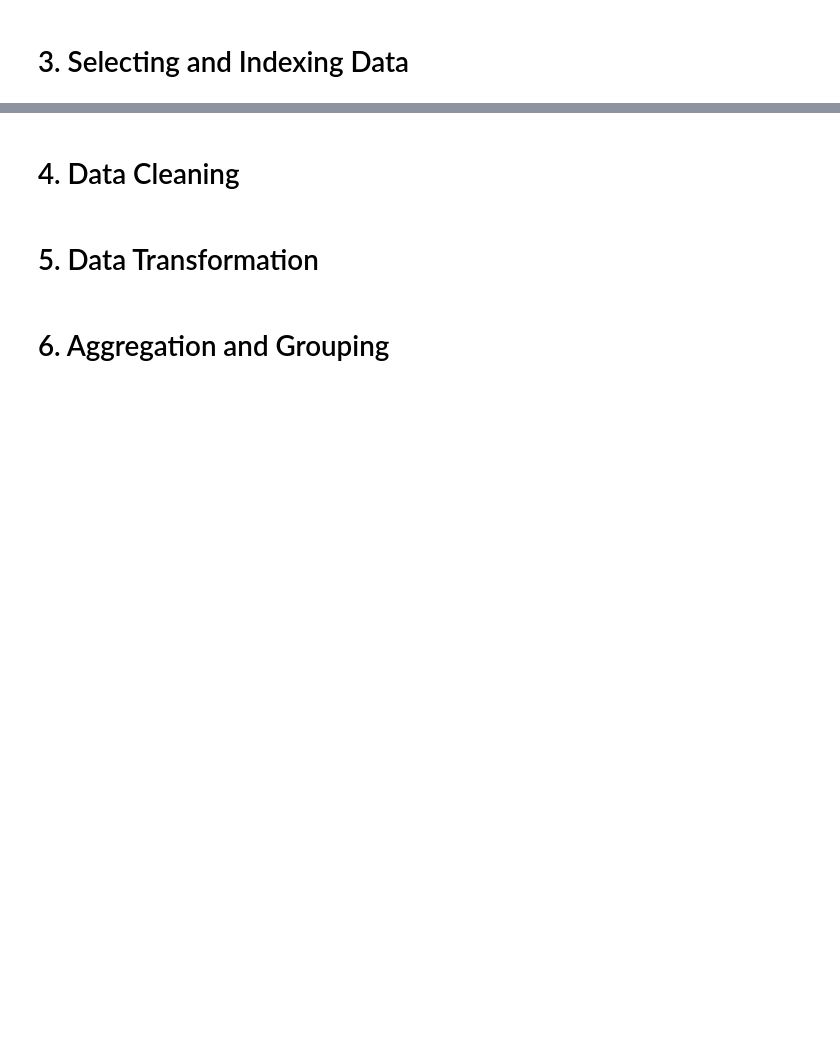
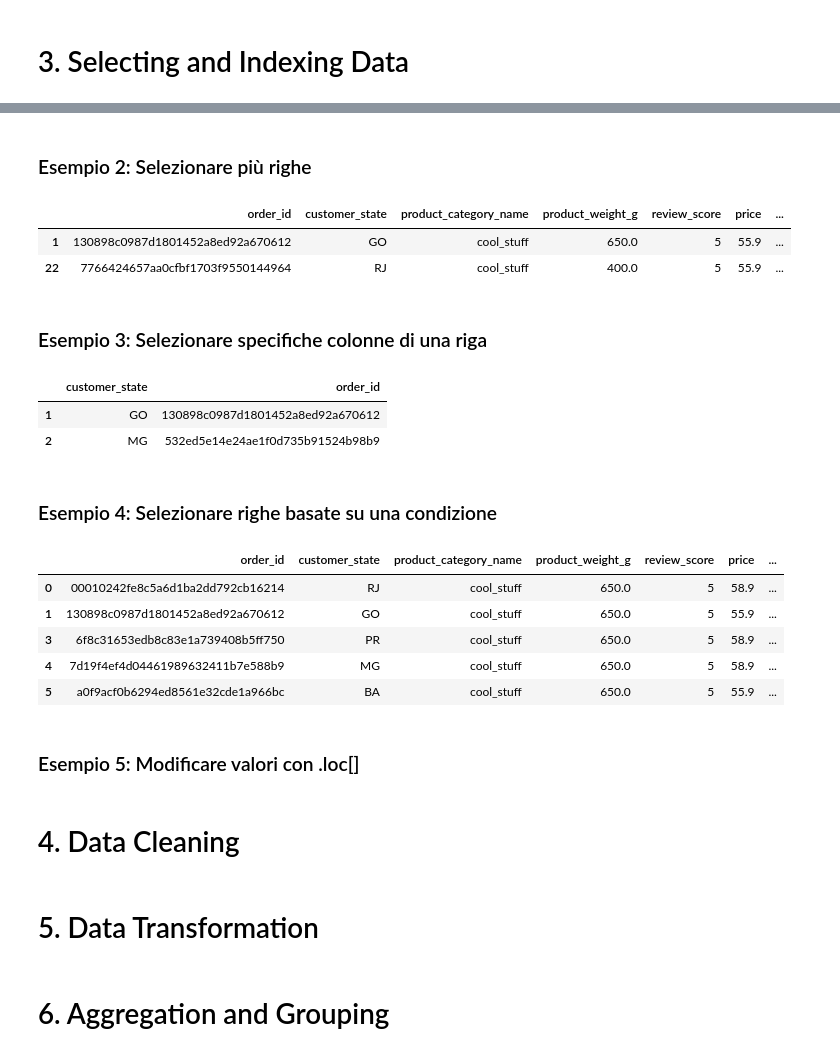
Before and after one commit to enzoschitini/Guide-to-Using-Pandas, a Jupyter notebook: Pandas Notebook Guide.ipynb, the cells around one changed output, grey strips where cells are left out. Saved outputs shown, nothing was run; the diff lists cells and outputs as text; code cells hidden in the pictures; blank space fills up the shorter version.

```diff
--- a/Pandas Notebook Guide.ipynb
+++ b/Pandas Notebook Guide.ipynb
@@ -906,0 +947,29 @@ csv.sample(n=1, axis=1)
+# %% [markdown]
+### Esempio 2: Selezionare più righe
+# %%
+csv.loc[[1, 22]]
+# %% [output]
+|  | order_id | customer_state | product_category_name | product_weight_g | review_score | price | ... |
+| 1 | 130898c0987d1801452a8ed92a670612 | GO | cool_stuff | 650.0 | 5 | 55.9 | ... |
+| 22 | 7766424657aa0cfbf1703f9550144964 | RJ | cool_stuff | 400.0 | 5 | 55.9 | ... |
+# %% [markdown]
+### Esempio 3: Selezionare specifiche colonne di una riga
+# %%
+csv.loc[[1, 2], ['customer_state', 'order_id']]
+# %% [output]
+|  | customer_state | order_id |
+| 1 | GO | 130898c0987d1801452a8ed92a670612 |
+| 2 | MG | 532ed5e14e24ae1f0d735b91524b98b9 |
+# %% [markdown]
+### Esempio 4: Selezionare righe basate su una condizione
+# %%
+csv.loc[csv['review_score'] >= 5].head()
+# %% [output]
+|  | order_id | customer_state | product_category_name | product_weight_g | review_score | price | ... |
+| 0 | 00010242fe8c5a6d1ba2dd792cb16214 | RJ | cool_stuff | 650.0 | 5 | 58.9 | ... |
+| 1 | 130898c0987d1801452a8ed92a670612 | GO | cool_stuff | 650.0 | 5 | 55.9 | ... |
+| 3 | 6f8c31653edb8c83e1a739408b5ff750 | PR | cool_stuff | 650.0 | 5 | 58.9 | ... |
+| 4 | 7d19f4ef4d04461989632411b7e588b9 | MG | cool_stuff | 650.0 | 5 | 58.9 | ... |
+| 5 | a0f9acf0b6294ed8561e32cde1a966bc | BA | cool_stuff | 650.0 | 5 | 55.9 | ... |
+# %% [markdown]
+### Esempio 5: Modificare valori con .loc[]
```
Also changed, not shown: parts of 10 cells of this notebook.
